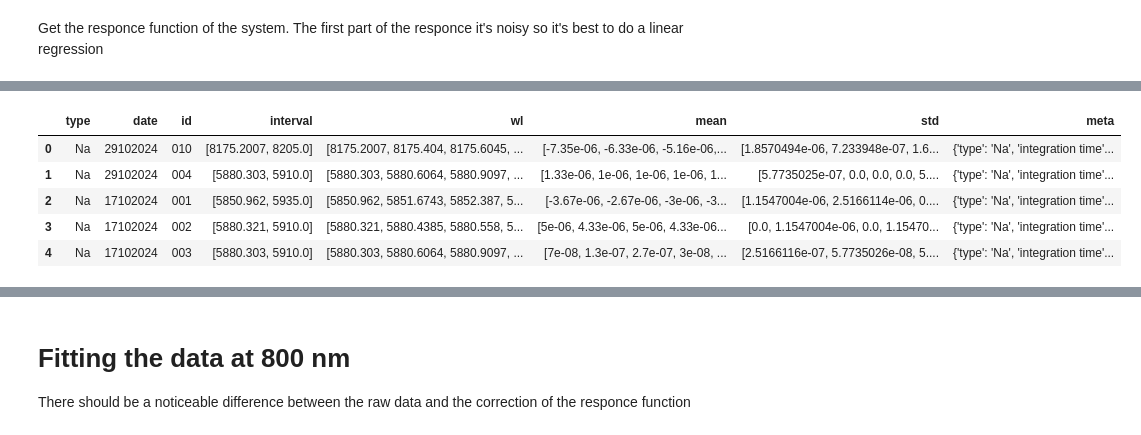
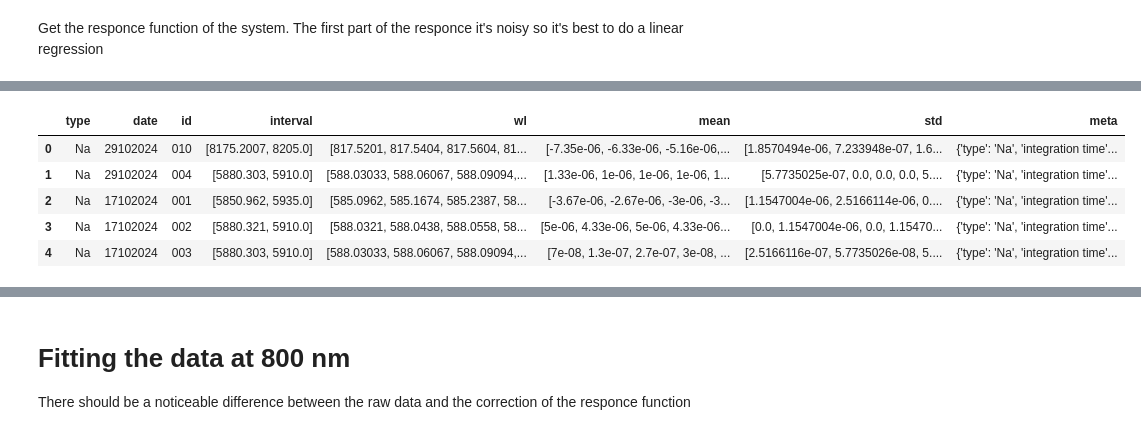
Before and after one commit to zar-hub/Lab_Materia_Condensata, a Jupyter notebook: Lab_Report.ipynb, the cells around one changed output, grey strips where cells are left out. Drawn from its saved outputs; the diff is of its cells as text; code cells hidden in the pictures.

```diff
--- a/Lab_Report.ipynb
+++ b/Lab_Report.ipynb
@@ -14,18 +14,43 @@ from mpl_toolkits.axes_grid1.inset_locator import inset_axes, mark_inset
 from matplotlib import rcParams
 import modules.utils as utils
 from importlib import reload
-#reload(utils)
+from functools import partial
+from typing import Literal
+reload(utils)
 
 OUT_PATHS = {
     'figs_dir' : './figures',
     'results_dir' : './results',
 }
-
 IN_PATHS = {
     'black_body_dir' : './raw_data/Black_Body_Radiation',
+    'na_dir' : './raw_data/Na_Spectrum',
+    'ruby_dir' : './raw_data/Ruby_Spectrum',
+    'laser_dir' : './raw_data/Laser_Spectrum',
 }
 
+# default figure settings
+FIG_SIZE = np.array([6.4, 4]) # 16:10 aspect ratio
+SAVE_FIG = True
+FIG_FMT = 'pdf'
+TRANSPARENT_PNG=True
+
+# setting up stuff
+savefig = partial(utils.save_fig, fig_dir=OUT_PATHS['figs_dir'], fig_fmt=FIG_FMT, fig_size=FIG_SIZE, save=SAVE_FIG, transparent_png=TRANSPARENT_PNG)
 utils.check_paths(IN_PATHS, OUT_PATHS)
+
+# style helpers
+def fmtax(ax, label : bool | Literal['x', 'y'] = False, loc = 'upper left'):
+    if label == True:
+        ax.set_xlabel(r'Wavelength [nm]')
+        ax.set_ylabel(r'Intensity [a.u.]')
+    elif label == 'x':
+        ax.set_xlabel(r'Wavelength [nm]')
+    elif label == 'y':
+        ax.set_ylabel(r'Intensity [a.u.]')
+    ax.legend(loc=loc, frameon=False)
+    ax.tick_params(direction='in', which='both')
+    ax.minorticks_on()
 # %% [markdown]
 ## Black Body Radiation
 This is the cleaned spectrum of the Black Body. In this context the spectrum is 'cleaned' because the stepper motor encoder reads values with an error and the error stacks across the wl sweep.
@@ -143,15 +194,14 @@ _ = axs[1].set(xlabel=r'wavelenght $[nm]$')
 # %%
-from importlib import reload
-reload(utils)
+Na_files = utils.getFiles(IN_PATHS['na_dir'])
+Na_df = pd.DataFrame([utils.file_to_series(file) for file in Na_files])
 
-Na_files = utils.getFiles('Raw_Data\\Na_Spectrum')
-Na_files = utils.getFiles('Raw_Data\\Na_Spectrum')
-Na_df = pd.DataFrame([utils.file_to_series(file) for file in Na_files], )
+# convert angstroms to nanometers
+Na_df['wl'] = Na_df['wl'] / 10
 Na_df.head()
 # %% [output]
 |  | type | date | id | interval | wl | mean | std | meta |
-| 0 | Na | 29102024 | 010 | [8175.2007, 8205.0] | [8175.2007, 8175.404, 8175.6045, ... | [-7.35e-06, -6.33e-06, -5.16e-06,... | [1.8570494e-06, 7.233948e-07, 1.6... | {'type': 'Na', 'integration time'... |
-| 1 | Na | 29102024 | 004 | [5880.303, 5910.0] | [5880.303, 5880.6064, 5880.9097, ... | [1.33e-06, 1e-06, 1e-06, 1e-06, 1... | [5.7735025e-07, 0.0, 0.0, 0.0, 5.... | {'type': 'Na', 'integration time'... |
-| 2 | Na | 17102024 | 001 | [5850.962, 5935.0] | [5850.962, 5851.6743, 5852.387, 5... | [-3.67e-06, -2.67e-06, -3e-06, -3... | [1.1547004e-06, 2.5166114e-06, 0.... | {'type': 'Na', 'integration time'... |
-| 3 | Na | 17102024 | 002 | [5880.321, 5910.0] | [5880.321, 5880.4385, 5880.558, 5... | [5e-06, 4.33e-06, 5e-06, 4.33e-06... | [0.0, 1.1547004e-06, 0.0, 1.15470... | {'type': 'Na', 'integration time'... |
-| 4 | Na | 17102024 | 003 | [5880.303, 5910.0] | [5880.303, 5880.6064, 5880.9097, ... | [7e-08, 1.3e-07, 2.7e-07, 3e-08, ... | [2.5166116e-07, 5.7735026e-08, 5.... | {'type': 'Na', 'integration time'... |
+| 0 | Na | 29102024 | 010 | [8175.2007, 8205.0] | [817.5201, 817.5404, 817.5604, 81... | [-7.35e-06, -6.33e-06, -5.16e-06,... | [1.8570494e-06, 7.233948e-07, 1.6... | {'type': 'Na', 'integration time'... |
+| 1 | Na | 29102024 | 004 | [5880.303, 5910.0] | [588.03033, 588.06067, 588.09094,... | [1.33e-06, 1e-06, 1e-06, 1e-06, 1... | [5.7735025e-07, 0.0, 0.0, 0.0, 5.... | {'type': 'Na', 'integration time'... |
+| 2 | Na | 17102024 | 001 | [5850.962, 5935.0] | [585.0962, 585.1674, 585.2387, 58... | [-3.67e-06, -2.67e-06, -3e-06, -3... | [1.1547004e-06, 2.5166114e-06, 0.... | {'type': 'Na', 'integration time'... |
+| 3 | Na | 17102024 | 002 | [5880.321, 5910.0] | [588.0321, 588.0438, 588.0558, 58... | [5e-06, 4.33e-06, 5e-06, 4.33e-06... | [0.0, 1.1547004e-06, 0.0, 1.15470... | {'type': 'Na', 'integration time'... |
+| 4 | Na | 17102024 | 003 | [5880.303, 5910.0] | [588.03033, 588.06067, 588.09094,... | [7e-08, 1.3e-07, 2.7e-07, 3e-08, ... | [2.5166116e-07, 5.7735026e-08, 5.... | {'type': 'Na', 'integration time'... |
```
Also changed, not shown: parts of 13 cells of this notebook, 7 other files.
